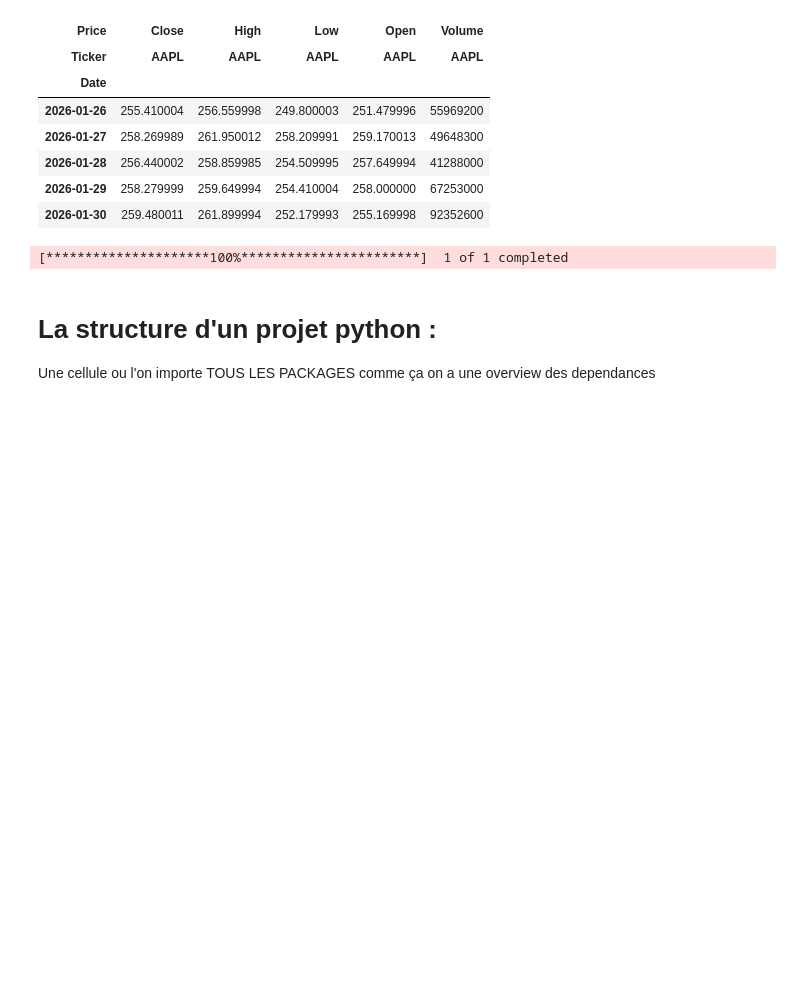
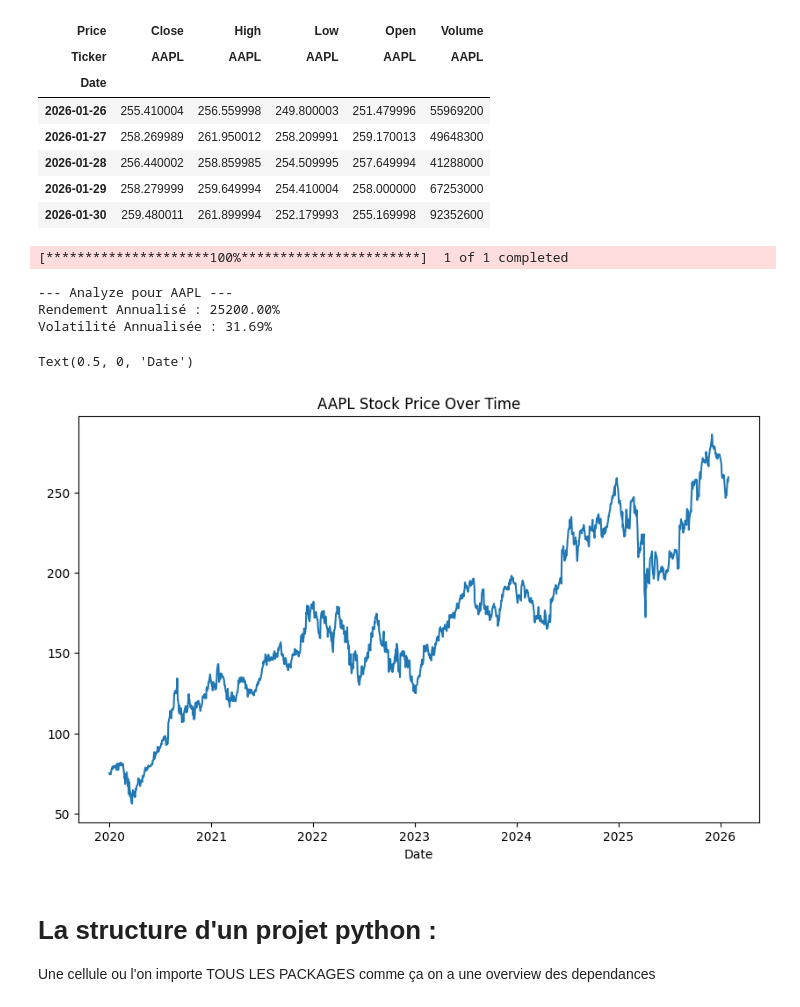
Before and after one commit to Camssuazh/IAE_METZ_2026_EMPIRICAL_FINANCE, a Jupyter notebook: SCRIPTS/exercice_python.ipynb, the cells around one changed output. Cells and saved outputs as stored; diff of their text form; code cells hidden in the pictures; blank space fills up the shorter version.

Commit message:
AAPL Stock Price Over Time

```diff
--- a/SCRIPTS/exercice_python.ipynb
+++ b/SCRIPTS/exercice_python.ipynb
@@ -128,5 +129,23 @@ annualized_return = mean_return_daily = 252
 # %% [output]
 [*********************100%***********************]  1 of 1 completed
+# %%
+sharpe_ratio = annualized_return / volatility_daily
+
+print(f"--- Analyze pour {ticker} ---")
+print(f"Rendement Annualisé : {annualized_return:.2%}")
+print(f"Volatilité Annualisée : {annualized_volatility:.2%}")
+# %% [output]
+--- Analyze pour AAPL ---
+Rendement Annualisé : 25200.00%
+Volatilité Annualisée : 31.69%
+# %%
+plt.figure(figsize=(10,6))
+plt.plot(data['Close'], label = 'AAPL Closing Price')
+plt.title('AAPL Stock Price Over Time')
+plt.xlabel('Date')
+# %% [output]
+Text(0.5, 0, 'Date')
+[figure, added]
 # %% [markdown]
 # La structure d'un projet python :
 Une cellule ou l'on importe TOUS LES PACKAGES
```
Also changed, not shown: parts of 1 cell of this notebook.
